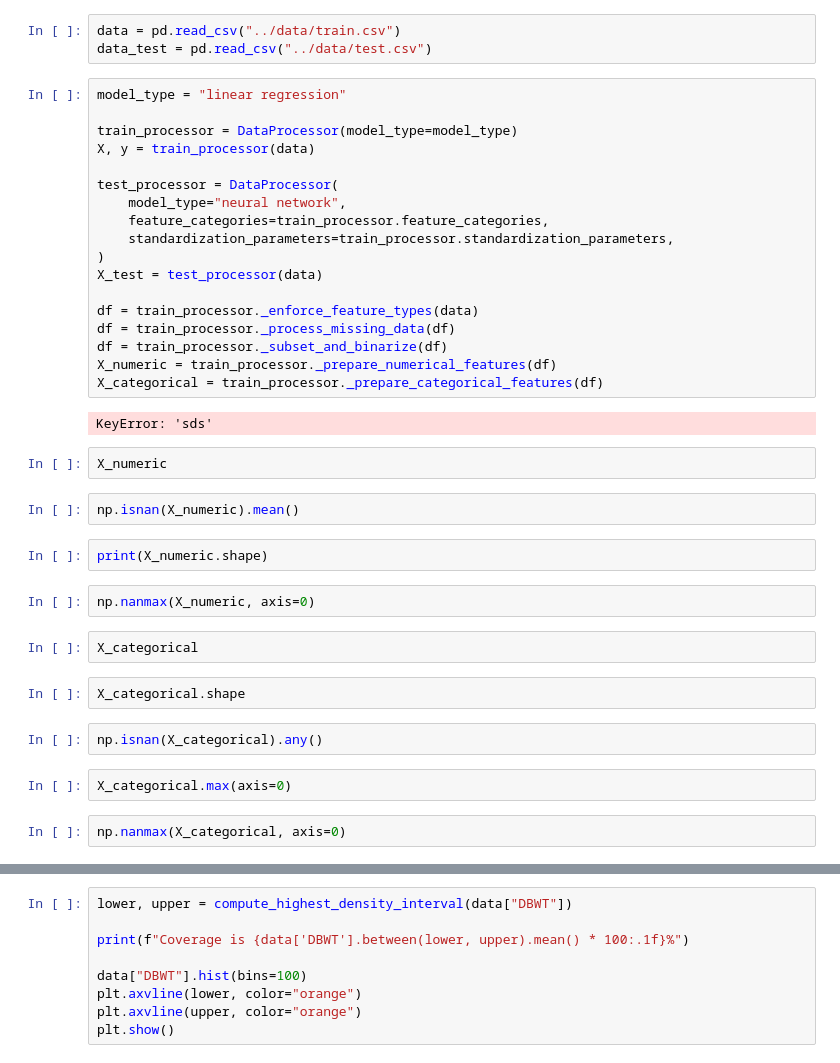
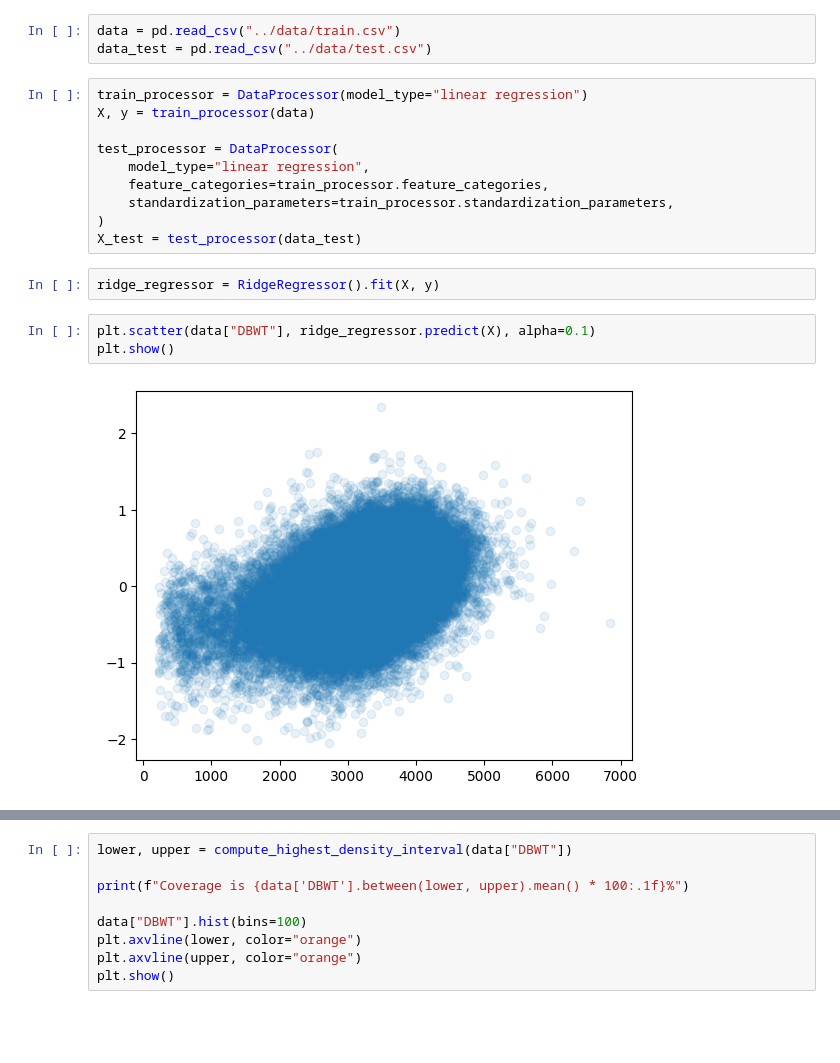
Before and after one commit to hrmerrill/kaggle-prediction-interval-birthweight, a Jupyter notebook: notebooks/testing.ipynb, the cells around one changed output, grey strips where cells are left out. Saved outputs shown, nothing was run; the diff lists cells and outputs as text; blank space fills up the shorter version.

```diff
--- a/notebooks/testing.ipynb
+++ b/notebooks/testing.ipynb
@@ -16,40 +26,19 @@ from kaggle_prediction_interval_birthweight.data.data_processing import DataProc
 data = pd.read_csv("../data/train.csv")
 data_test = pd.read_csv("../data/test.csv")
 # %%
-model_type = "linear regression"
-
-train_processor = DataProcessor(model_type=model_type)
+train_processor = DataProcessor(model_type="linear regression")
 X, y = train_processor(data)
 
 test_processor = DataProcessor(
-    model_type="neural network",
+    model_type="linear regression",
     feature_categories=train_processor.feature_categories,
     standardization_parameters=train_processor.standardization_parameters,
 )
-X_test = test_processor(data)
-
-df = train_processor._enforce_feature_types(data)
-df = train_processor._process_missing_data(df)
-df = train_processor._subset_and_binarize(df)
-X_numeric = train_processor._prepare_numerical_features(df)
-X_categorical = train_processor._prepare_categorical_features(df)
+X_test = test_processor(data_test)
-# %% [output]
-KeyError: 'sds'
 # %%
-X_numeric
+ridge_regressor = RidgeRegressor().fit(X, y)
 # %%
-np.isnan(X_numeric).mean()
+plt.scatter(data["DBWT"], ridge_regressor.predict(X), alpha=0.1)
+plt.show()
+# %% [output]
+[figure, added]
-# %%
-print(X_numeric.shape)
-# %%
-np.nanmax(X_numeric, axis=0)
-# %%
-X_categorical
-# %%
-X_categorical.shape
-# %%
-np.isnan(X_categorical).any()
-# %%
-X_categorical.max(axis=0)
-# %%
-np.nanmax(X_categorical, axis=0)
```
Also changed, not shown: parts of 9 cells of this notebook, 6 other files.
